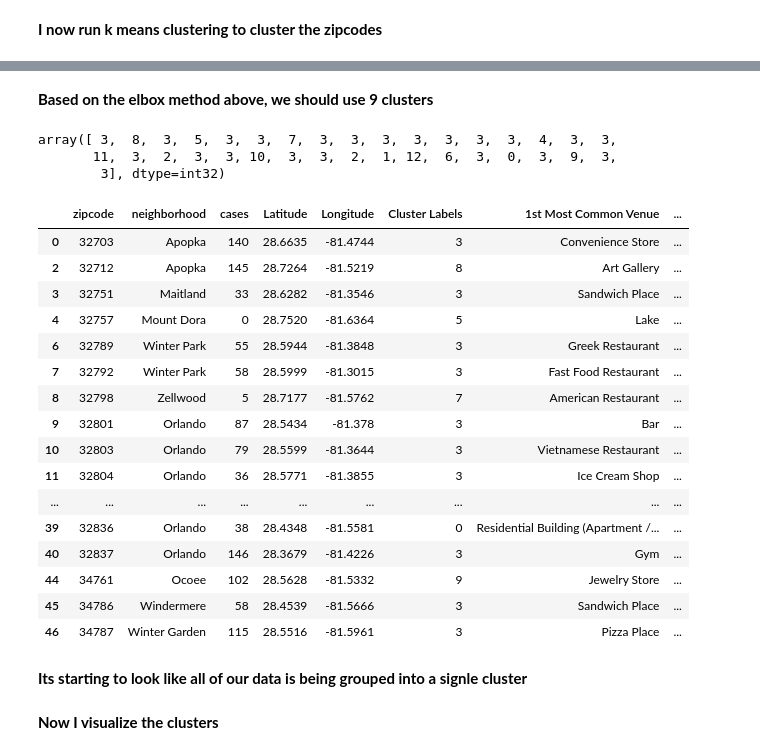
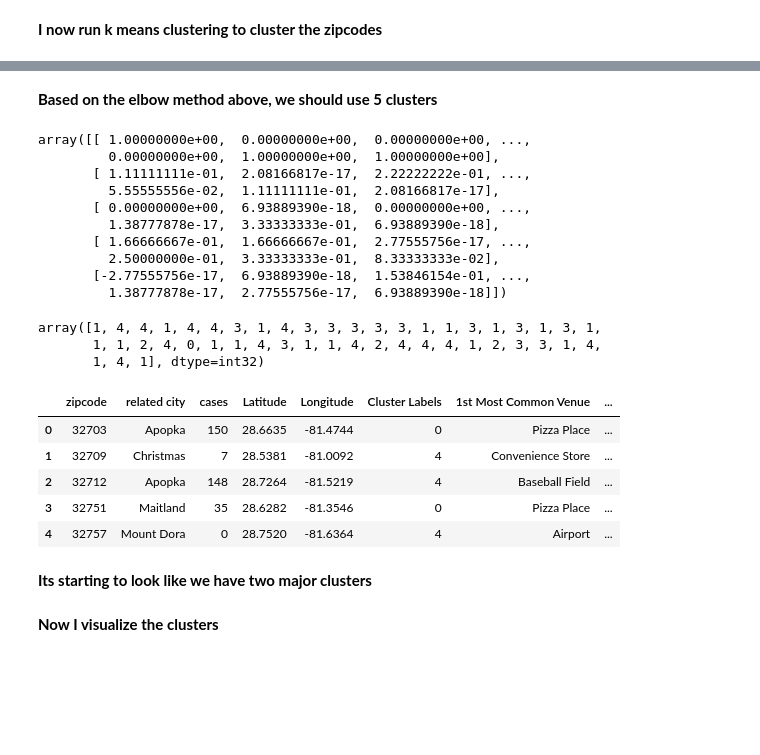
Before and after one commit to rghoward/Coursera_Capstone, a Jupyter notebook: Capstone/Capstone Project.ipynb, the cells around one changed output, grey strips where cells are left out. Drawn from its saved outputs; the diff is of its cells as text; code cells hidden in the pictures; blank space fills up the shorter version.

```diff
--- a/Capstone/Capstone Project.ipynb
+++ b/Capstone/Capstone Project.ipynb
@@ -250,0 +284,6 @@ orange_grouped.head()
+# %%
+for item in missing_venues_list:
+    zip_df = pd.DataFrame([[0]*orange_onehot.shape[1]], columns=orange_onehot.columns)
+    zip_df['zipcode'] = item
+    orange_onehot = orange_onehot.append(zip_df, ignore_index=True)
+orange_onehot
@@ -251 +326,4 @@ orange_grouped.head()
+# %%
+orange_grouped = orange_onehot.groupby('zipcode').sum().reset_index()
+# orange_grouped = orange_onehot.groupby('zipcode')
 # %%
@@ -303,8 +402,7 @@ neighborhoods_venues_sorted.head(15)
 from yellowbrick.cluster import KElbowVisualizer
 from sklearn.cluster import KMeans
 model = KMeans()
-grouped_clusters = orange_grouped.drop('zipcode', 1)
-visualizer = KElbowVisualizer(model, k = (1,30))
+visualizer = KElbowVisualizer(model, k = (1,20))
 visualizer.fit(grouped_clusters)
 visualizer.show()
 # %% [output]
@@ -312,46 +410,51 @@ visualizer.show()
 <matplotlib.axes._subplots.AxesSubplot at 0x...>
 # %% [markdown]
-**Based on the elbox method above, we should use 9 clusters**
+**Based on the elbow method above, we should use 5 clusters**
 # %%
-kclusters = 13
-kmeans = KMeans(n_clusters=kclusters, ).fit(grouped_clusters)
-kmeans.labels_
+from sklearn.preprocessing import StandardScaler
+kclusters = 5
+kmeans = KMeans(n_clusters=kclusters, init='random', n_init=500).fit(grouped_clusters)
+labels = kmeans.labels_
+labels
+kmeans.cluster_centers_
 # %% [output]
-array([ 3,  8,  3,  5,  3,  3,  7,  3,  3,  3,  3,  3,  3,  3,  4,  3,  3,
-       11,  3,  2,  3,  3, 10,  3,  3,  2,  1, 12,  6,  3,  0,  3,  9,  3,
-        3], dtype=int32)
+array([[ 1.00000000e+00,  0.00000000e+00,  0.00000000e+00, ...,
+         0.00000000e+00,  1.00000000e+00,  1.00000000e+00],
+       [ 1.11111111e-01,  2.08166817e-17,  2.22222222e-01, ...,
+         5.55555556e-02,  1.11111111e-01,  2.08166817e-17],
+       [ 0.00000000e+00,  6.93889390e-18,  0.00000000e+00, ...,
+         1.38777878e-17,  3.33333333e-01,  6.93889390e-18],
+       [ 1.66666667e-01,  1.66666667e-01,  2.77555756e-17, ...,
+         2.50000000e-01,  3.33333333e-01,  8.33333333e-02],
+       [-2.77555756e-17,  6.93889390e-18,  1.53846154e-01, ...,
+         1.38777878e-17,  2.77555756e-17,  6.93889390e-18]])
+# %%
+labels
+# %% [output]
+array([1, 4, 4, 1, 4, 4, 3, 1, 4, 3, 3, 3, 3, 3, 1, 1, 3, 1, 3, 1, 3, 1,
+       1, 1, 2, 4, 0, 1, 1, 4, 3, 1, 1, 4, 2, 4, 4, 4, 1, 2, 3, 3, 1, 4,
+       1, 4, 1], dtype=int32)
 # %%
 try:
     neighborhoods_venues_sorted.insert(0, 'Cluster Labels', kmeans.labels_)
 except:
     pass
 
 covid_merged = covid_df
 covid_merged = covid_merged.join(neighborhoods_venues_sorted.set_index('zipcode'), on='zipcode')
 
 covid_merged = covid_merged.dropna()
 covid_merged['Cluster Labels'] = covid_merged['Cluster Labels'].astype(int)
-covid_merged
+covid_merged.head()
 # %% [output]
-|  | zipcode | neighborhood | cases | Latitude | Longitude | Cluster Labels | 1st Most Common Venue | ... |
-| 0 | 32703 | Apopka | 140 | 28.6635 | -81.4744 | 3 | Convenience Store | ... |
-| 2 | 32712 | Apopka | 145 | 28.7264 | -81.5219 | 8 | Art Gallery | ... |
-| 3 | 32751 | Maitland | 33 | 28.6282 | -81.3546 | 3 | Sandwich Place | ... |
-| 4 | 32757 | Mount Dora | 0 | 28.7520 | -81.6364 | 5 | Lake | ... |
-| 6 | 32789 | Winter Park | 55 | 28.5944 | -81.3848 | 3 | Greek Restaurant | ... |
-| 7 | 32792 | Winter Park | 58 | 28.5999 | -81.3015 | 3 | Fast Food Restaurant | ... |
-| 8 | 32798 | Zellwood | 5 | 28.7177 | -81.5762 | 7 | American Restaurant | ... |
-| 9 | 32801 | Orlando | 87 | 28.5434 | -81.378 | 3 | Bar | ... |
-| 10 | 32803 | Orlando | 79 | 28.5599 | -81.3644 | 3 | Vietnamese Restaurant | ... |
-| 11 | 32804 | Orlando | 36 | 28.5771 | -81.3855 | 3 | Ice Cream Shop | ... |
-| ... | ... | ... | ... | ... | ... | ... | ... | ... |
-| 39 | 32836 | Orlando | 38 | 28.4348 | -81.5581 | 0 | Residential Building (Apartment /... | ... |
-| 40 | 32837 | Orlando | 146 | 28.3679 | -81.4226 | 3 | Gym | ... |
-| 44 | 34761 | Ocoee | 102 | 28.5628 | -81.5332 | 9 | Jewelry Store | ... |
-| 45 | 34786 | Windermere | 58 | 28.4539 | -81.5666 | 3 | Sandwich Place | ... |
-| 46 | 34787 | Winter Garden | 115 | 28.5516 | -81.5961 | 3 | Pizza Place | ... |
+|  | zipcode | related city | cases | Latitude | Longitude | Cluster Labels | 1st Most Common Venue | ... |
+| 0 | 32703 | Apopka | 150 | 28.6635 | -81.4744 | 0 | Pizza Place | ... |
+| 1 | 32709 | Christmas | 7 | 28.5381 | -81.0092 | 4 | Convenience Store | ... |
+| 2 | 32712 | Apopka | 148 | 28.7264 | -81.5219 | 4 | Baseball Field | ... |
+| 3 | 32751 | Maitland | 35 | 28.6282 | -81.3546 | 0 | Pizza Place | ... |
+| 4 | 32757 | Mount Dora | 0 | 28.7520 | -81.6364 | 4 | Airport | ... |
-# %% [markdown]
-**Its starting to look like all of our data is being grouped into a signle cluster**
+# %% [markdown]
+**Its starting to look like we have two major clusters**
 # %% [markdown]
 **Now I visualize the clusters**
 # %%
```
Also changed, not shown: parts of 38 cells of this notebook.
